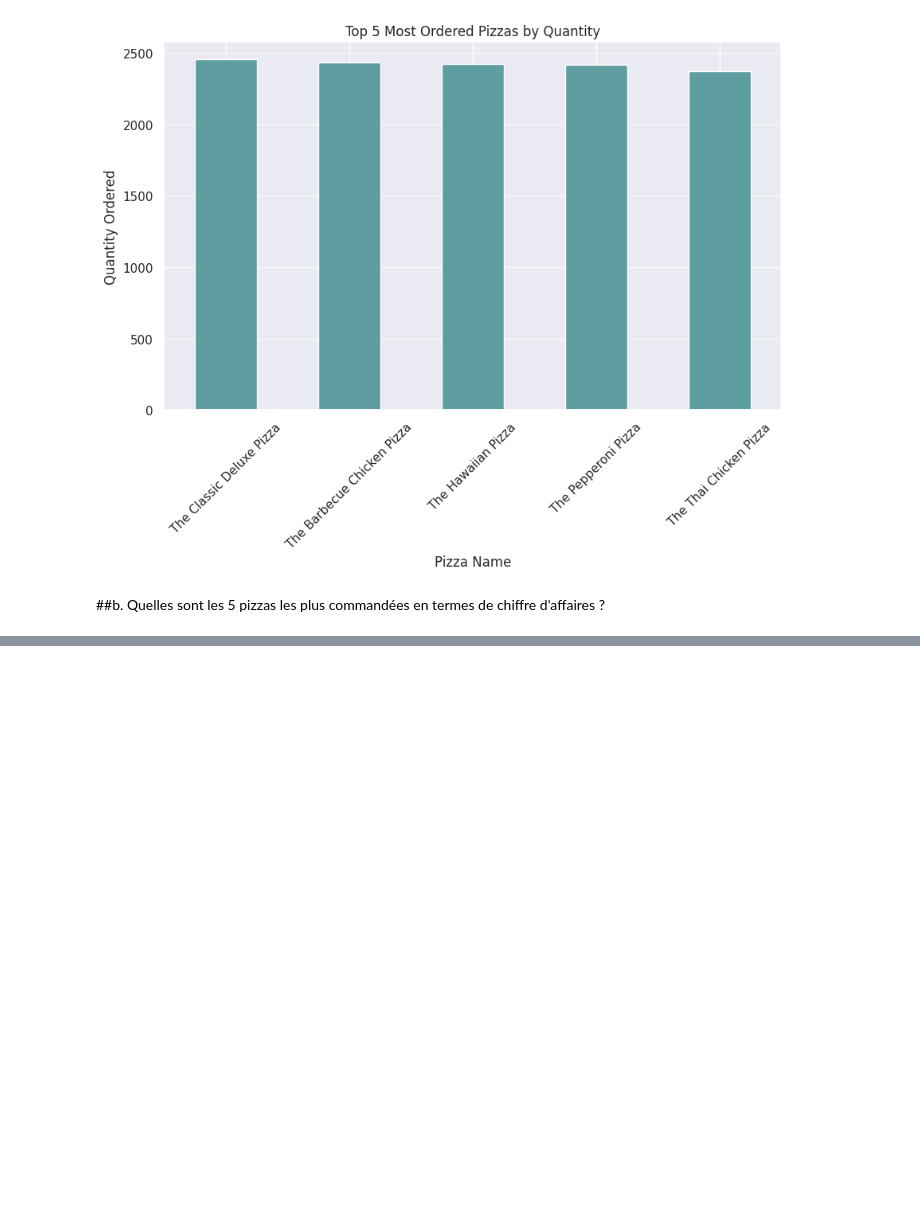
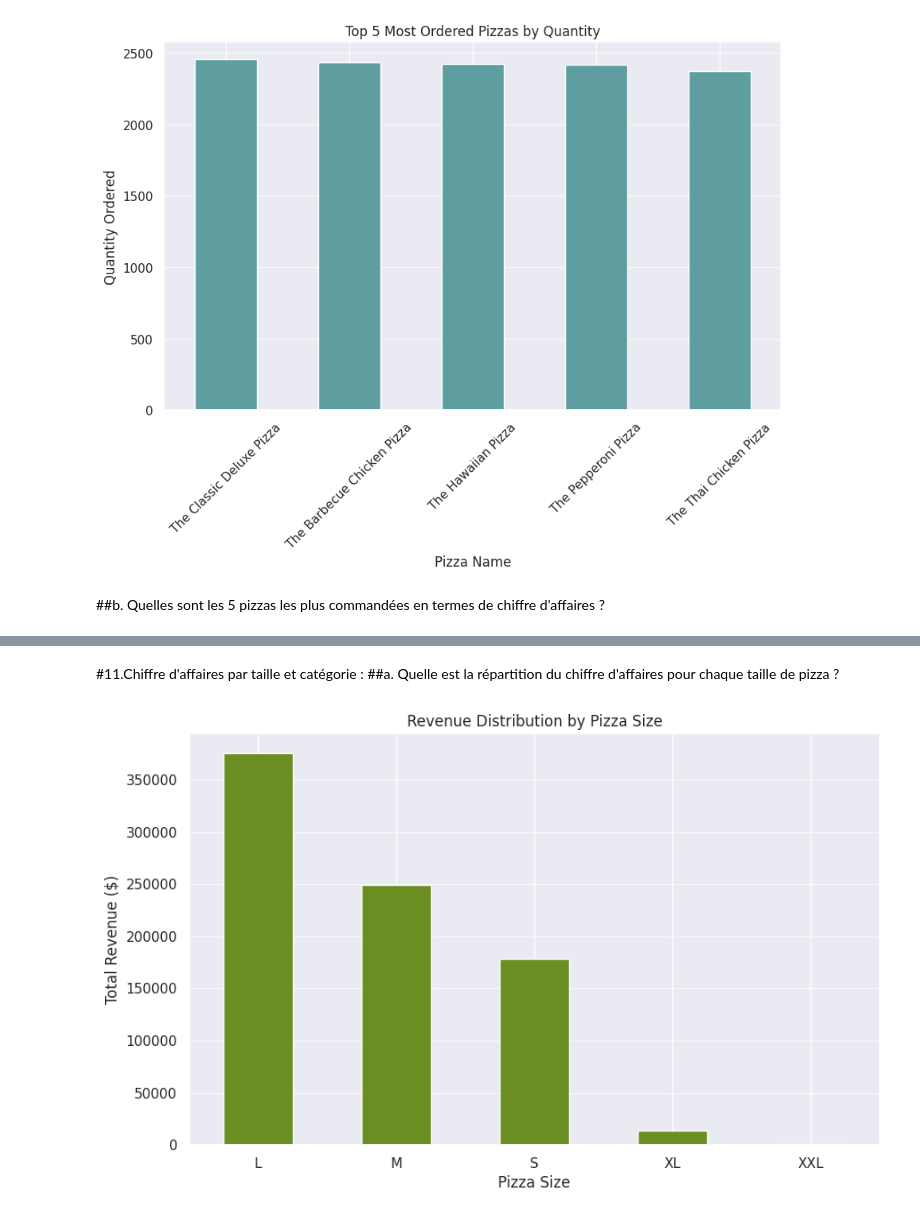
Before and after one commit to Enam88/Pizza-o-jo, a Jupyter notebook: pizza_eda.ipynb, the cells around one changed output, grey strips where cells are left out. Saved outputs shown, nothing was run; the diff lists cells and outputs as text; code cells hidden in the pictures; blank space fills up the shorter version.

```diff
--- a/pizza_eda.ipynb
+++ b/pizza_eda.ipynb
@@ -464,0 +476,19 @@ plt.show()
+# %% [markdown]
+#11.Chiffre d'affaires par taille et catégorie :
+##a. Quelle est la répartition du chiffre d'affaires pour chaque taille de pizza ?
+# %%
+# Calculating the revenue distribution for each pizza size
+revenue_by_pizza_size = pizza_sales_df.groupby('pizza_size')['total_price'].sum()
+
+
+# Visualizing the revenue distribution
+plt.figure(figsize=(10, 6))
+revenue_by_pizza_size.plot(kind='bar', color='olivedrab')
+plt.title('Revenue Distribution by Pizza Size')
+plt.xlabel('Pizza Size')
+plt.ylabel('Total Revenue ($)')
+plt.xticks(rotation=0)
+plt.grid(axis='y', alpha=0.75)
+plt.show()
+# %% [output]
+[figure, added]
```
Also changed, not shown: parts of 2 cells of this notebook.
